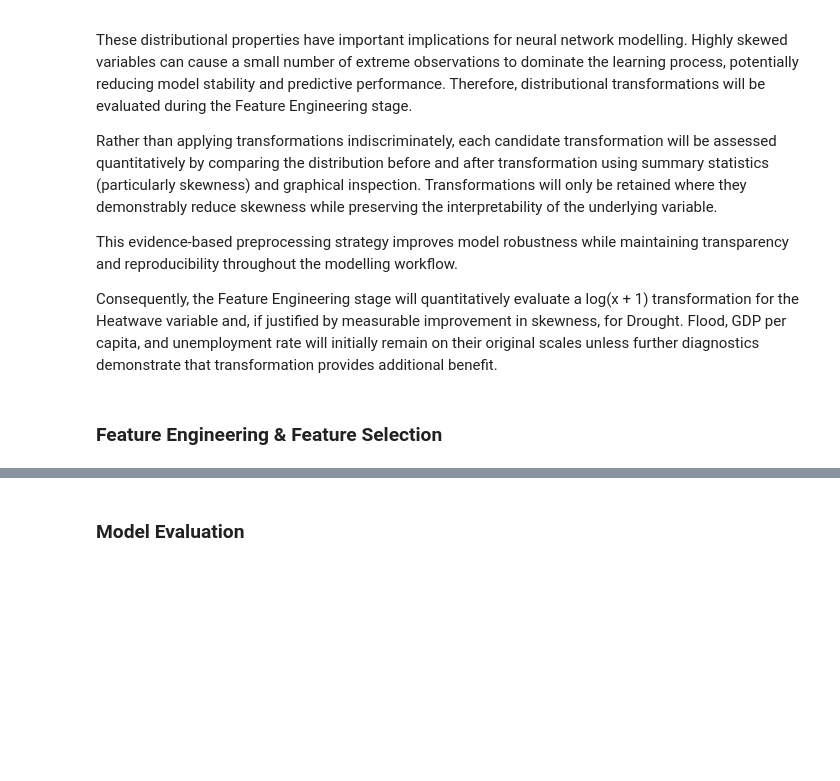
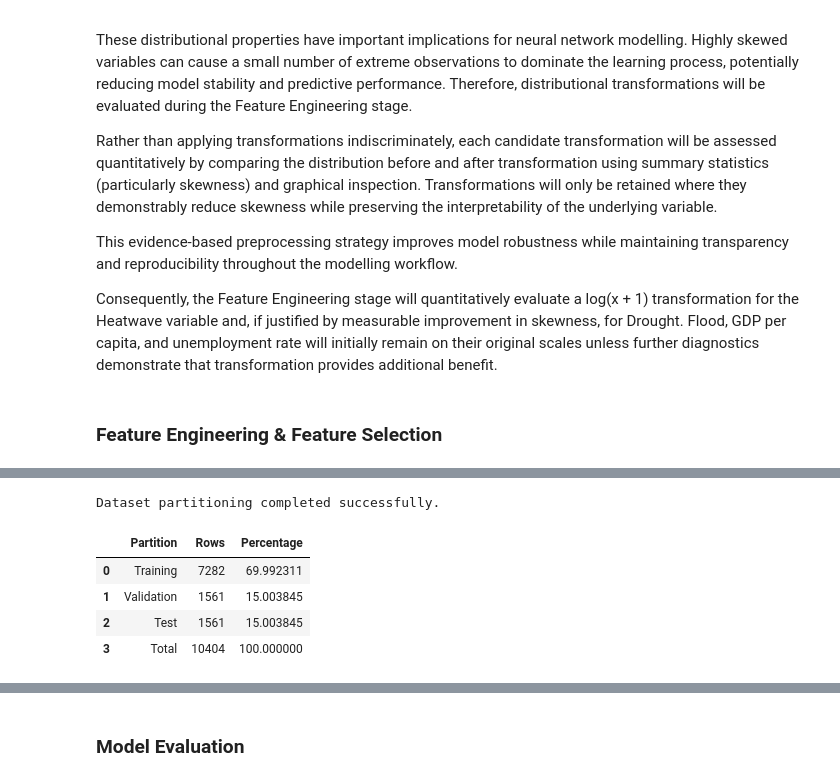
Before and after one commit to purityrima/climate-esg-risk-intelligence-germany, a Jupyter notebook: notebooks/09_feature_engineering_and_ffnn_model.ipynb, the cells around one changed output, grey strips where cells are left out. Cells and saved outputs as stored; diff of their text form; code cells hidden in the pictures; blank space fills up the shorter version.

Commit message:
Implement production-ready preprocessing pipeline for FFNN modelling

```diff
--- a/notebooks/09_feature_engineering_and_ffnn_model.ipynb
+++ b/notebooks/09_feature_engineering_and_ffnn_model.ipynb
@@ -903,0 +1109,80 @@ Consequently, the Feature Engineering stage will quantitatively evaluate a log(x
+# %%
+# =============================================================================
+# 1. Train / Validation / Test Split
+# =============================================================================
+
+from sklearn.model_selection import train_test_split
+
+# Work on a copy of the complete-case modelling dataset
+data = master289.copy()
+
+# Reproducible random seed
+RANDOM_STATE = 42
+
+# -------------------------------------------------------------------------
+# First split:
+# 70% training and 30% temporary data
+# -------------------------------------------------------------------------
+
+train_data, temp_data = train_test_split(
+    data,
+    test_size=0.30,
+    random_state=RANDOM_STATE,
+    shuffle=True
+)
+
+# -------------------------------------------------------------------------
+# Second split:
+# Divide the temporary 30% equally into validation and test sets
+# -------------------------------------------------------------------------
+
+validation_data, test_data = train_test_split(
+    temp_data,
+    test_size=0.50,
+    random_state=RANDOM_STATE,
+    shuffle=True
+)
+
+# Reset indices for clean downstream processing
+train_data = train_data.reset_index(drop=True)
+validation_data = validation_data.reset_index(drop=True)
+test_data = test_data.reset_index(drop=True)
+
+# -------------------------------------------------------------------------
+# Verify the partition sizes
+# -------------------------------------------------------------------------
+
+total_rows = len(data)
+
+partition_summary = pd.DataFrame({
+    "Partition": ["Training", "Validation", "Test", "Total"],
+    "Rows": [
+        len(train_data),
+        len(validation_data),
+        len(test_data),
+        total_rows
+    ],
+    "Percentage": [
+        len(train_data) / total_rows * 100,
+        len(validation_data) / total_rows * 100,
+        len(test_data) / total_rows * 100,
+        100.0
+    ]
+})
+
+print("Dataset partitioning completed successfully.\n")
+display(partition_summary)
+
+# Confirm that all rows were retained
+assert (
+    len(train_data) +
+    len(validation_data) +
+    len(test_data)
+) == total_rows, "Partition sizes do not sum to the original dataset size."
+# %% [output]
+Dataset partitioning completed successfully.
+|  | Partition | Rows | Percentage |
+| 0 | Training | 7282 | 69.992311 |
+| 1 | Validation | 1561 | 15.003845 |
+| 2 | Test | 1561 | 15.003845 |
+| 3 | Total | 10404 | 100.000000 |
```
Also changed, not shown: parts of 35 cells of this notebook, 7 other files.
